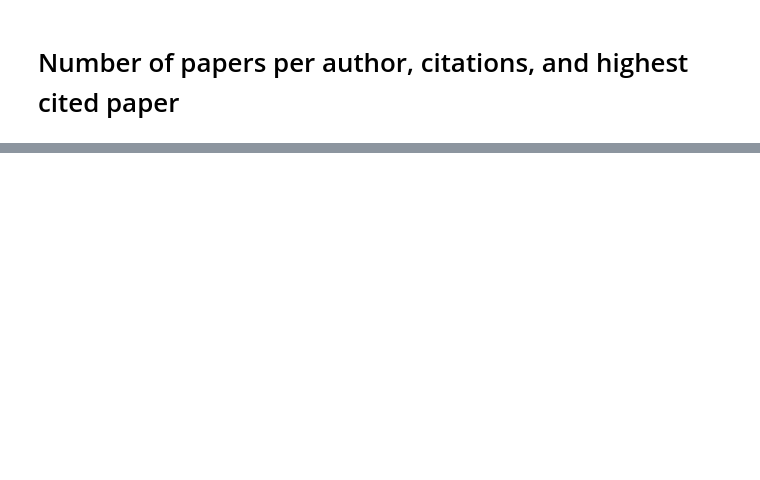
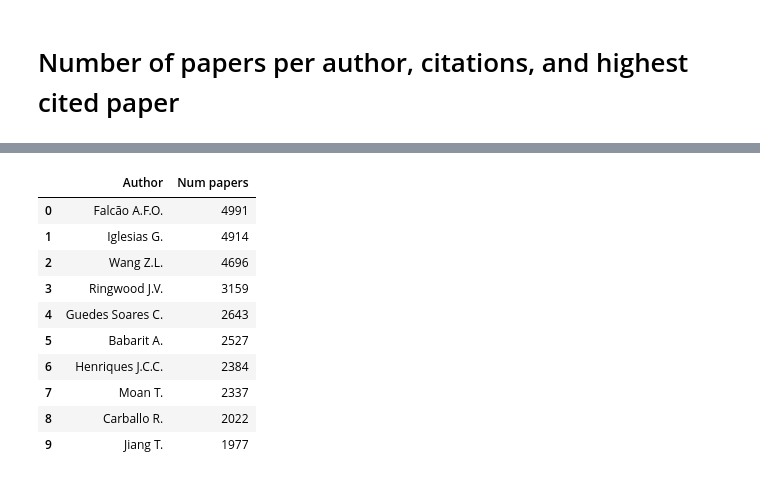
Before and after one commit to joaochenriques/PAS_STATS, a Jupyter notebook: PAS_STATS_V02.ipynb, the cells around one changed output, grey strips where cells are left out. Cells and saved outputs as stored; diff of their text form; code cells hidden in the pictures; blank space fills up the shorter version.

```diff
--- a/PAS_STATS_V02.ipynb
+++ b/PAS_STATS_V02.ipynb
@@ -149,8 +200,30 @@ for n, author_data in enumerate( sorted_papers_dic.values() ):
 # %%
 sorted_citations_dic = { k: v for k, v in sorted( papers_dic.items(), key=lambda item: item[1].citations, reverse=True ) }
-for n, author_data in enumerate( sorted_citations_dic.values() ):
-    if n >= 20:
-        break
-    print( n+1, author_data.name, author_data.citations )
+
+df_citations_name_lst = []
+df_citations_num_lst = []
+
+df_citations_dic = {
+        "Author": df_citations_name_lst,
+        "Num papers": df_citations_num_lst
+}
+
+for n, dt in enumerate( sorted_citations_dic.values() ):
+    df_citations_name_lst.append( dt.name )
+    df_citations_num_lst.append( dt.citations )
+
+pd.DataFrame( df_citations_dic ).head(10)
+# %% [output]
+|  | Author | Num papers |
+| 0 | Falcão A.F.O. | 4991 |
+| 1 | Iglesias G. | 4914 |
+| 2 | Wang Z.L. | 4696 |
+| 3 | Ringwood J.V. | 3159 |
+| 4 | Guedes Soares C. | 2643 |
+| 5 | Babarit A. | 2527 |
+| 6 | Henriques J.C.C. | 2384 |
+| 7 | Moan T. | 2337 |
+| 8 | Carballo R. | 2022 |
+| 9 | Jiang T. | 1977 |
 # %%
 sorted_highest_cited_dic = { k: v for k, v in sorted( papers_dic.items(), key=lambda item: item[1].highest_cited, reverse=True ) }
```
Also changed, not shown: parts of 3 cells of this notebook.
